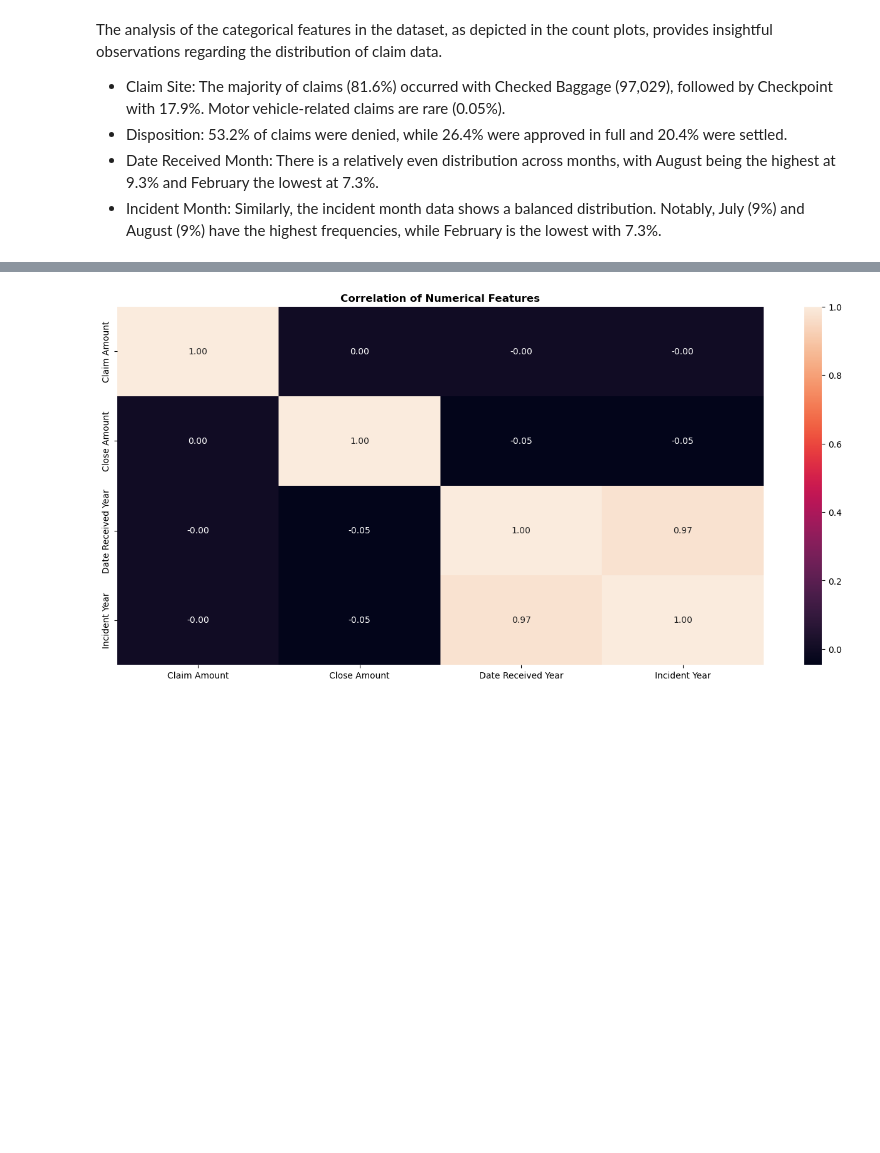
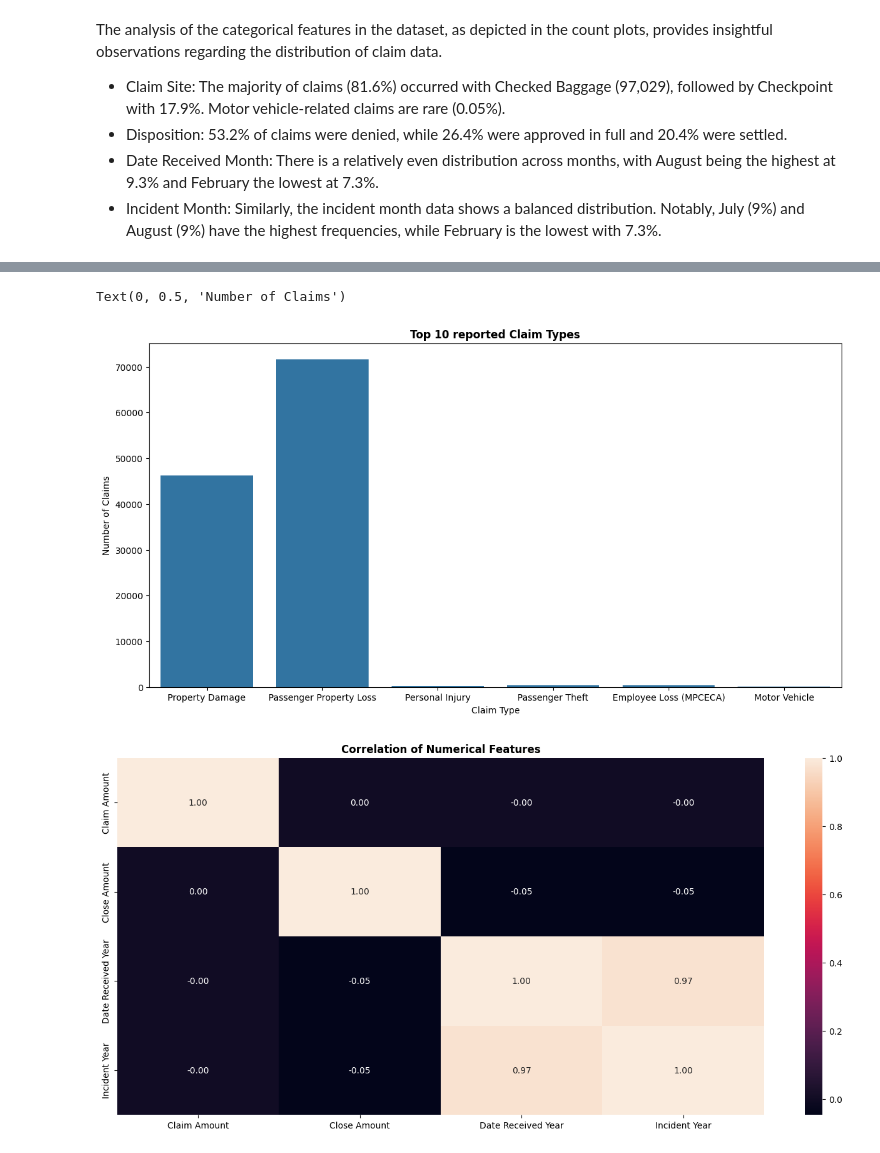
Before and after one commit to btokoli/Risk-Radar-Clustering-Airports-by-Claim-Patterns-to-Spotlight-High-Risk-Hubs, a Jupyter notebook: airportAnalysis.ipynb, the cells around one changed output, grey strips where cells are left out. Drawn from its saved outputs; the diff is of its cells as text; code cells hidden in the pictures; blank space fills up the shorter version.

```diff
--- a/airportAnalysis.ipynb
+++ b/airportAnalysis.ipynb
@@ -375,0 +421,5 @@ plt.plot(df2["Incident Year"], df2["Claim Amount"])
+# %%
+top_10_claimtype= df2["Claim Type"].value_counts().head(10).index
+top_10_claimtype_df= df2[df2["Claim Type"].isin(top_10_claimtype)]
+
+top_10_claimtype_df
@@ -376,3 +440,13 @@ plt.plot(df2["Incident Year"], df2["Claim Amount"])
+# %%
+#Count plot of top 10 Cliaim Types
+
+plt.figure(figsize=(14,7))
+sns.countplot(x=top_10_claimtype_df["Claim Type"])
+plt.title("Top 10 reported Claim Types", fontweight='bold')
+plt.ylabel("Number of Claims")
+# %% [output]
+Text(0, 0.5, 'Number of Claims')
+[figure, added]
 # %%
 #Correlation Analysis
 plt.figure(figsize=(14,7))
```
Also changed, not shown: parts of 7 cells of this notebook.
